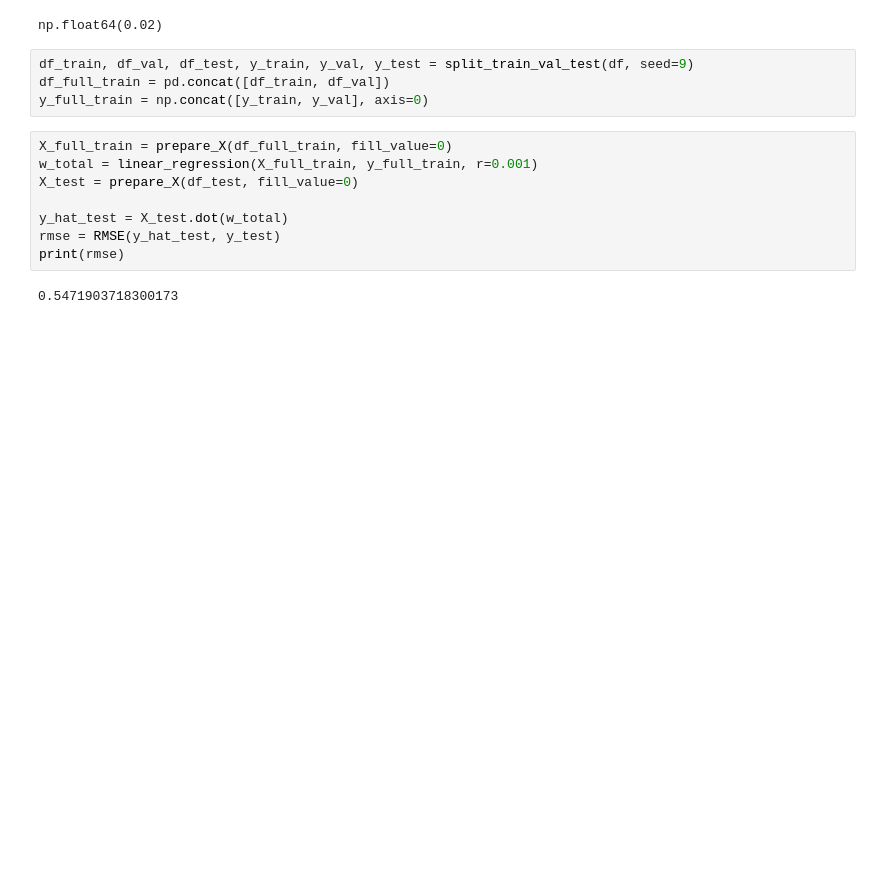
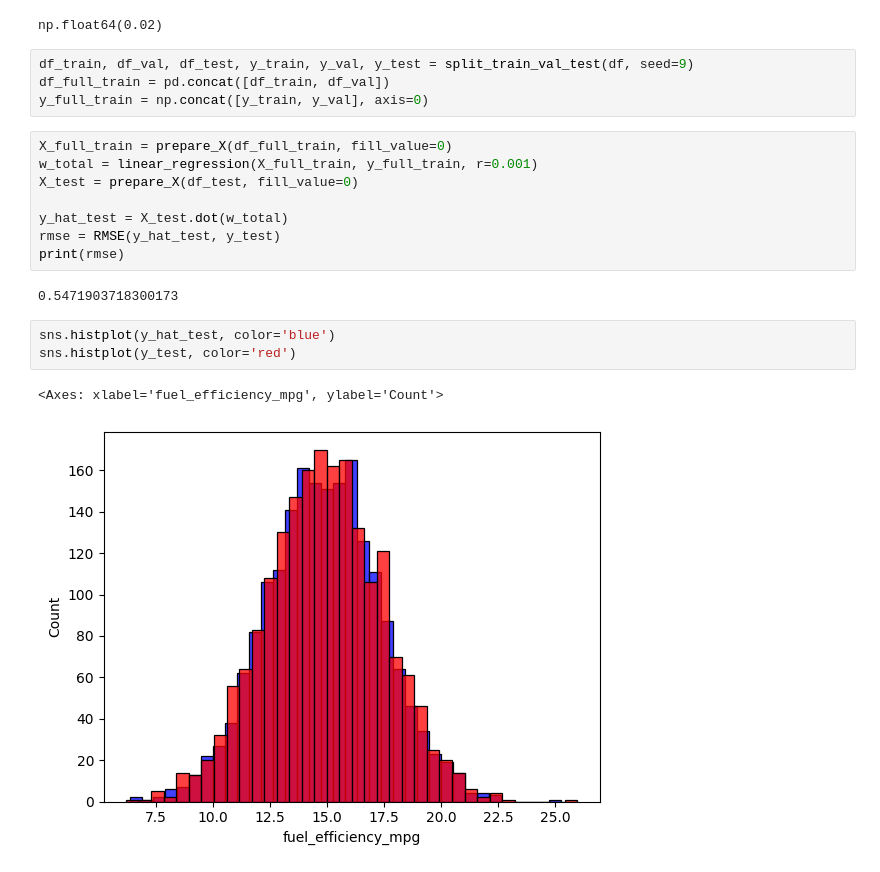
Before and after one commit to AurisNauris/ML-zoomcamp-homework, a Jupyter notebook: 02-regression/02_homework.ipynb, the cells around one changed output. Saved outputs shown, nothing was run; the diff lists cells and outputs as text; blank space fills up the shorter version.

```diff
--- a/02-regression/02_homework.ipynb
+++ b/02-regression/02_homework.ipynb
@@ -178,3 +178,9 @@ rmse = RMSE(y_hat_test, y_test)
 print(rmse)
 # %% [output]
 0.5471903718300173
+# %%
+sns.histplot(y_hat_test, color='blue')
+sns.histplot(y_test, color='red')
+# %% [output]
+<Axes: xlabel='fuel_efficiency_mpg', ylabel='Count'>
+[figure, added]
```
Also changed, not shown: 3 other files.
